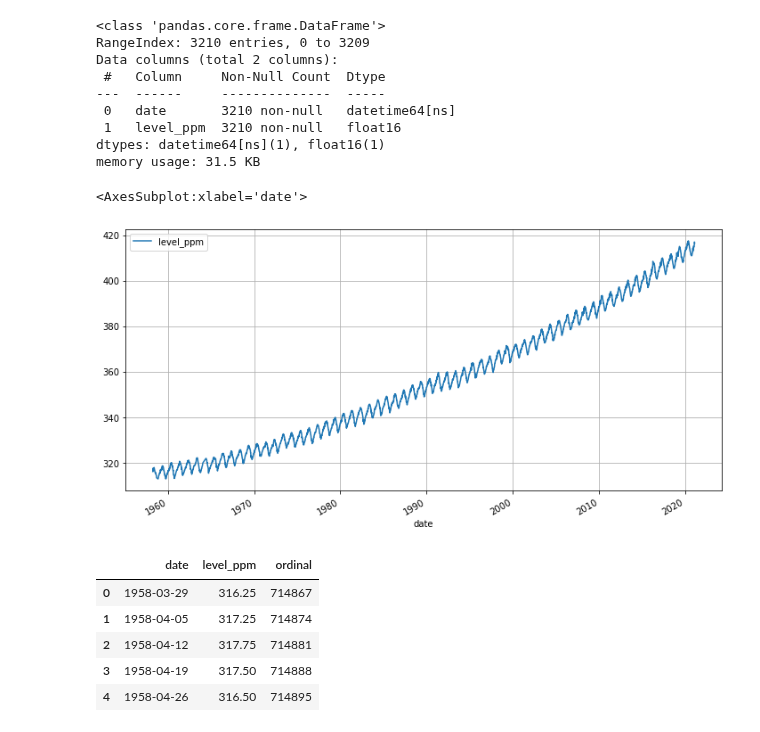
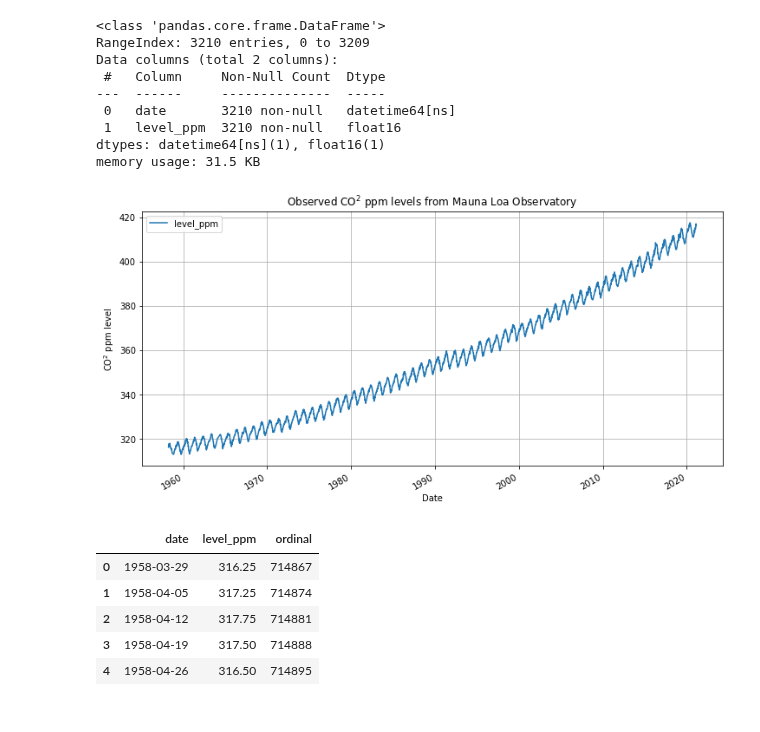
Before and after one commit to Inventrohyder/cs146, a Jupyter notebook: Assignments/final-project/notebook.ipynb, the cells around one changed output. Saved outputs shown, nothing was run; the diff lists cells and outputs as text; code cells hidden in the pictures.

```diff
--- a/Assignments/final-project/notebook.ipynb
+++ b/Assignments/final-project/notebook.ipynb
@@ -32,11 +32,14 @@ Data columns (total 2 columns):
  1   level_ppm  3210 non-null   float16
 dtypes: datetime64[ns](1), float16(1)
 memory usage: 31.5 KB
-# %%
-df.plot('date', 'level_ppm', figsize=(12, 6), grid=True)
-# %% [output]
-<AxesSubplot:xlabel='date'>
-[figure, removed]
+# %%
+df.plot('date', 'level_ppm', figsize=(12, 6), grid=True)
+plt.ylabel('CO$^2$ ppm level')
+plt.xlabel('Date')
+plt.title('Observed CO$^2$ ppm levels from Mauna Loa Observatory')
+plt.savefig('observed_data.png')
+# %% [output]
+[figure, added]
 # %%
 df['ordinal'] = df['date'].apply(datetime.toordinal)
 df.head()
```
Also changed, not shown: parts of 7 cells of this notebook, 3 other files.
